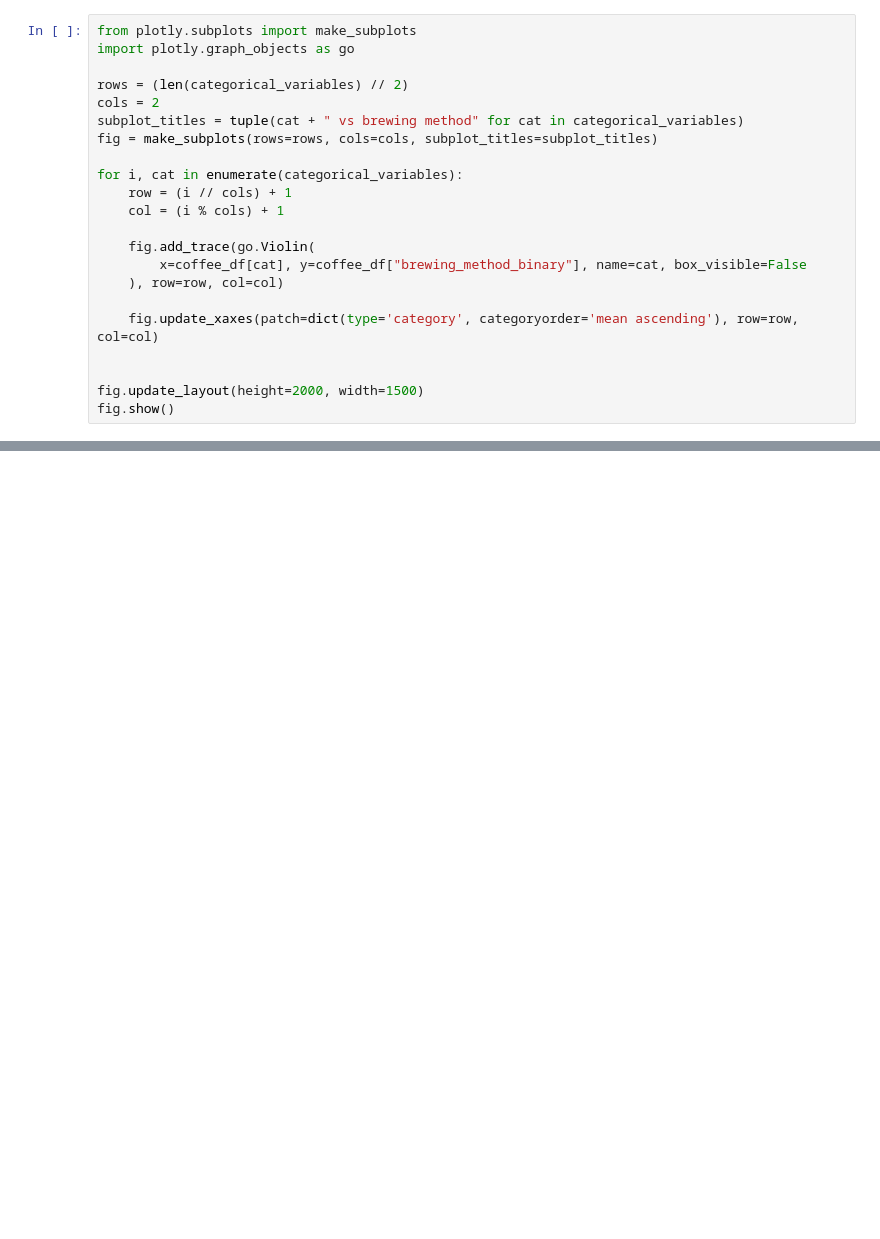
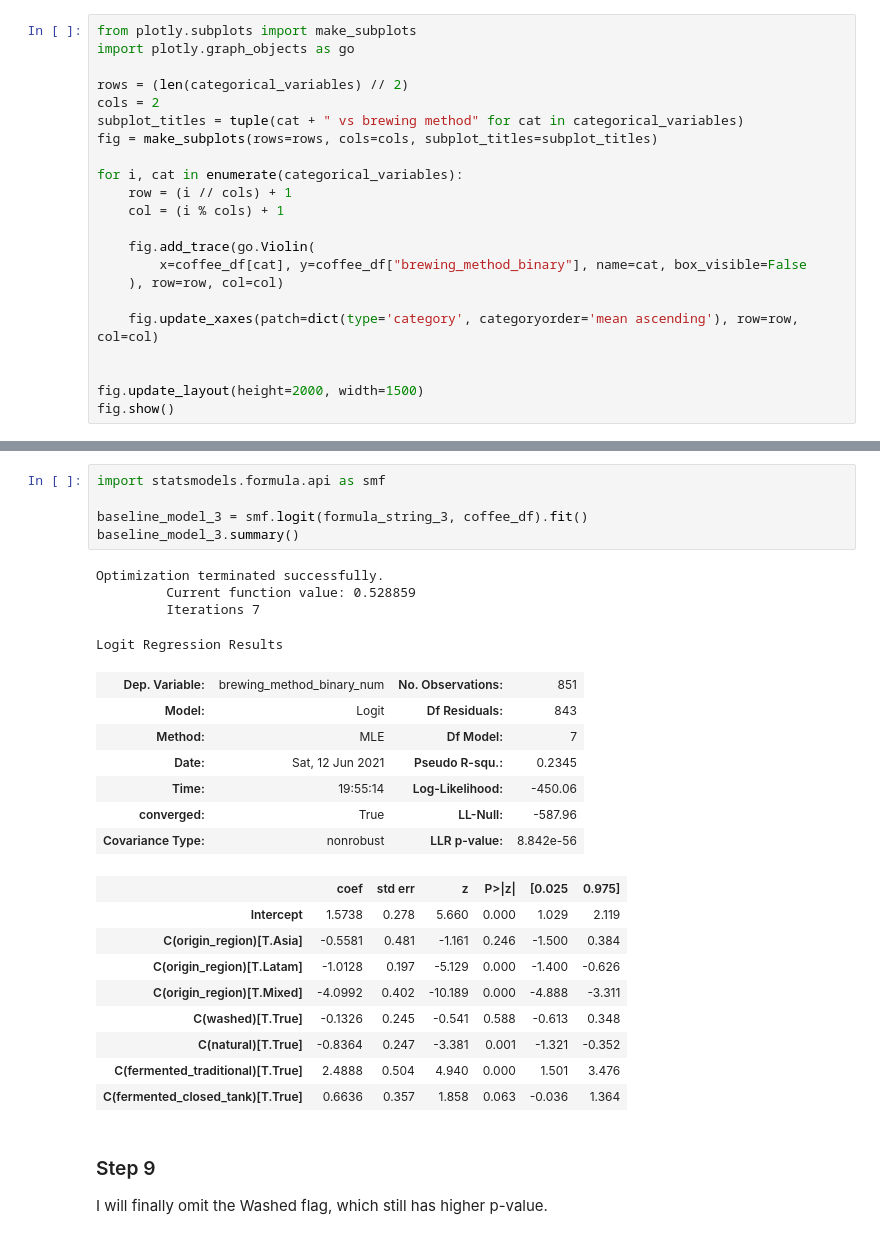
Before and after one commit to dominikacecylia/Tailored-brewing, a Jupyter notebook: tailored_brewing_eda.ipynb, the cells around one changed output, grey strips where cells are left out. Saved outputs shown, nothing was run; the diff lists cells and outputs as text; blank space fills up the shorter version.

```diff
--- a/tailored_brewing_eda.ipynb
+++ b/tailored_brewing_eda.ipynb
@@ -188,0 +308,30 @@ coffee_df = coffee_df[coffee_df["process_general"] != "Honey"]
+# %%
+import statsmodels.formula.api as smf
+
+baseline_model_3 = smf.logit(formula_string_3, coffee_df).fit()
+baseline_model_3.summary()
+# %% [output]
+Optimization terminated successfully.
+         Current function value: 0.528859
+         Iterations 7
+Logit Regression Results
+| Dep. Variable: | brewing_method_binary_num | No. Observations: | 851 |
+| Model: | Logit | Df Residuals: | 843 |
+| Method: | MLE | Df Model: | 7 |
+| Date: | Sat, 12 Jun 2021 | Pseudo R-squ.: | 0.2345 |
+| Time: | 19:55:14 | Log-Likelihood: | -450.06 |
+| converged: | True | LL-Null: | -587.96 |
+| Covariance Type: | nonrobust | LLR p-value: | 8.842e-56 |
+|  | coef | std err | z | P>|z| | [0.025 | 0.975] |
+| Intercept | 1.5738 | 0.278 | 5.660 | 0.000 | 1.029 | 2.119 |
+| C(origin_region)[T.Asia] | -0.5581 | 0.481 | -1.161 | 0.246 | -1.500 | 0.384 |
+| C(origin_region)[T.Latam] | -1.0128 | 0.197 | -5.129 | 0.000 | -1.400 | -0.626 |
+| C(origin_region)[T.Mixed] | -4.0992 | 0.402 | -10.189 | 0.000 | -4.888 | -3.311 |
+| C(washed)[T.True] | -0.1326 | 0.245 | -0.541 | 0.588 | -0.613 | 0.348 |
+| C(natural)[T.True] | -0.8364 | 0.247 | -3.381 | 0.001 | -1.321 | -0.352 |
+| C(fermented_traditional)[T.True] | 2.4888 | 0.504 | 4.940 | 0.000 | 1.501 | 3.476 |
+| C(fermented_closed_tank)[T.True] | 0.6636 | 0.357 | 1.858 | 0.063 | -0.036 | 1.364 |
+# %% [markdown]
+### Step 9
+
+I will finally omit the Washed flag, which still has higher p-value.
```
Also changed, not shown: parts of 35 cells of this notebook.
